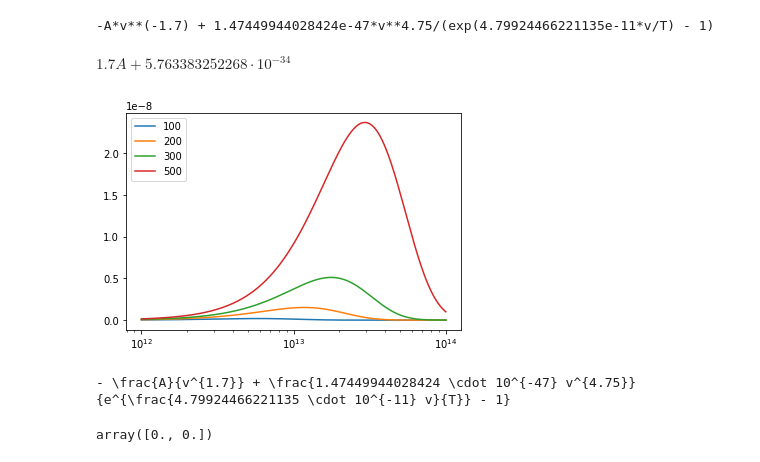
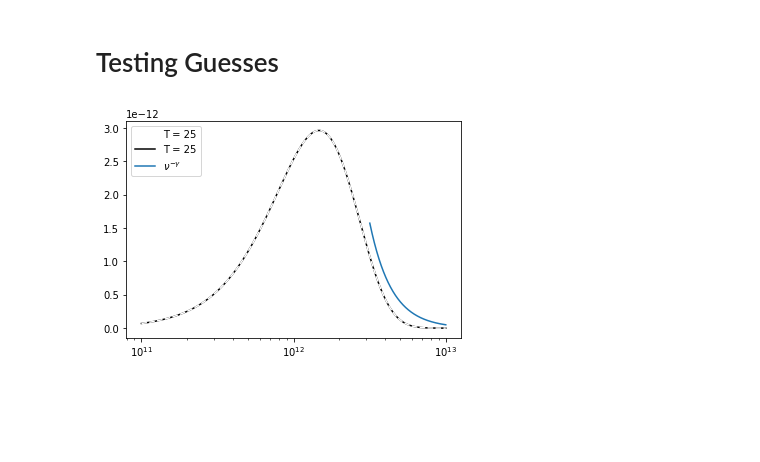
Before and after one commit to simonsobs/hmvec, a Jupyter notebook: SED_test.ipynb, the cells around one changed output. Cells and saved outputs as stored; diff of their text form; code cells hidden in the pictures; blank space fills up the shorter version.

```diff
--- a/SED_test.ipynb
+++ b/SED_test.ipynb
@@ -1,86 +106,40 @@
+# %% [markdown]
+# Testing Guesses
 # %%
-import numpy as np
-from matplotlib import pyplot as plt
-import sympy as sym
-import astropy.constants as const
-from astropy import units as u
-from astropy.modeling.blackbody import blackbody_nu
-%matplotlib inline
-
-#B = lambdify((T, v), blackbody, modules='numpy')
-
-#def sed(nu_obs, z, beta=1.75, gamma=1.7, alpha=0.36):
 def sed(beta=1.75, gamma=1.7, alpha=0.36):
 
     # Defining physical constants
     c = const.c.cgs.value
     h = const.h.cgs.value
     k_B = const.k_B.cgs.value
 
     # Undoing Redshift: from Observing to Original
-    #nu_o = nu_obs * (1+z)
-    #temp_obs = 24.4
-    #temp_o = temp_obs * (1+z)**alpha
+    nu_o = nu_obs * (1+z)
+    temp_obs = 24.4
+    temp_o = temp_obs * (1+z)**alpha
 
     #get temperature in nu_o for the sympy
 
     #Find the nu_o
     sym.var('v T A', real=True)
     blackbody = (2*const.h.cgs.value/const.c.cgs.value**2) * v**3 / (sym.exp((v/T) * (const.h.cgs.value/const.k_B.cgs.value)) - 1)
     eq1 = v**beta * blackbody - A*v**(-gamma)
     n = 1
     eq2 = (sym.diff(eq1, v)).subs(v, n)
 
 
-    return eq1, sym.lambdify(T,eq2,'numpy')
+    return eq1, eq2
 
-nu = np.logspace(12, 14, 2000)
+nu = np.logspace(11, 13, 2000)
 # bb = (2*const.h.cgs.value/const.c.cgs.value**2) * (nu)**3 / (np.exp((nu/T) * (const.h.cgs.value/const.k_B.cgs.value)) - 1)
 # plt.plot(nu, bb, label='mine')
-plt.plot(nu, blackbody_nu(nu, 100), label='100')
-plt.plot(nu, blackbody_nu(nu, 200), label='200')
-plt.plot(nu, blackbody_nu(nu, 300), label='300')
-plt.plot(nu, blackbody_nu(nu, 500), label='500')
+plt.plot(nu, blackbody_nu(nu, 25), 'w--', zorder=2,label='T = 25')
+plt.plot(nu, blackbody(nu, 25), 'k', zorder=1, label='T = 25')
+#plt.plot(nu, blackbody_nu(nu, 300), label='300')
+#plt.plot(nu, blackbody_nu(nu, 500), label='500')
+plt.plot(nu[1500:], 5e25 *nu[1500:]**-3, label=r'$\nu^{-\gamma}$')
 
 plt.xscale('log')
 plt.legend(loc='upper left');
-
-e1, e2 = sed()
-print(e1)
-e2(500)
 # %% [output]
--A*v**(-1.7) + 1.47449944028424e-47*v**4.75/(exp(4.79924466221135e-11*v/T) - 1)
-$\displaystyle 1.7 A + 5.763383252268 \cdot 10^{-34}$
-[figure, old version]
+[figure, new version]
-# %%
-e1, e2 = sed()
-
-print(sym.latex(e1))
-# %% [output]
-- \frac{A}{v^{1.7}} + \frac{1.47449944028424 \cdot 10^{-47} v^{4.75}}{e^{\frac{4.79924466221135 \cdot 10^{-11} v}{T}} - 1}
-# %%
-def test(temp):
-    sym.var('x y')
-    return A * sym.cos(x) + B * sym.sin(x)
-
-def sysEquations(var, temps):
-    pdb.set_trace()
-    e1, e2 = eqs
-
-    return (e1, e2)
-
-
-M = sym.Matrix([1, 2, 5])
-
-eq1 = M.applyfunc(test)
-eq2 = eq1.diff(s)
-
-leq1 = sym.lambdify([s,r], eq1)
-leq2 = sym.lambdify([s,r], eq2)
-
-fsolve(lambda eqs: (eqs[0], eqs[1]), x0=[np.pi, 4])
-
-#print(np.shape(lameqs(2,5)))
-#fsolve(lameqs, (1,1))
-# %% [output]
-array([0., 0.])
```
Also changed, not shown: parts of 8 cells of this notebook.
